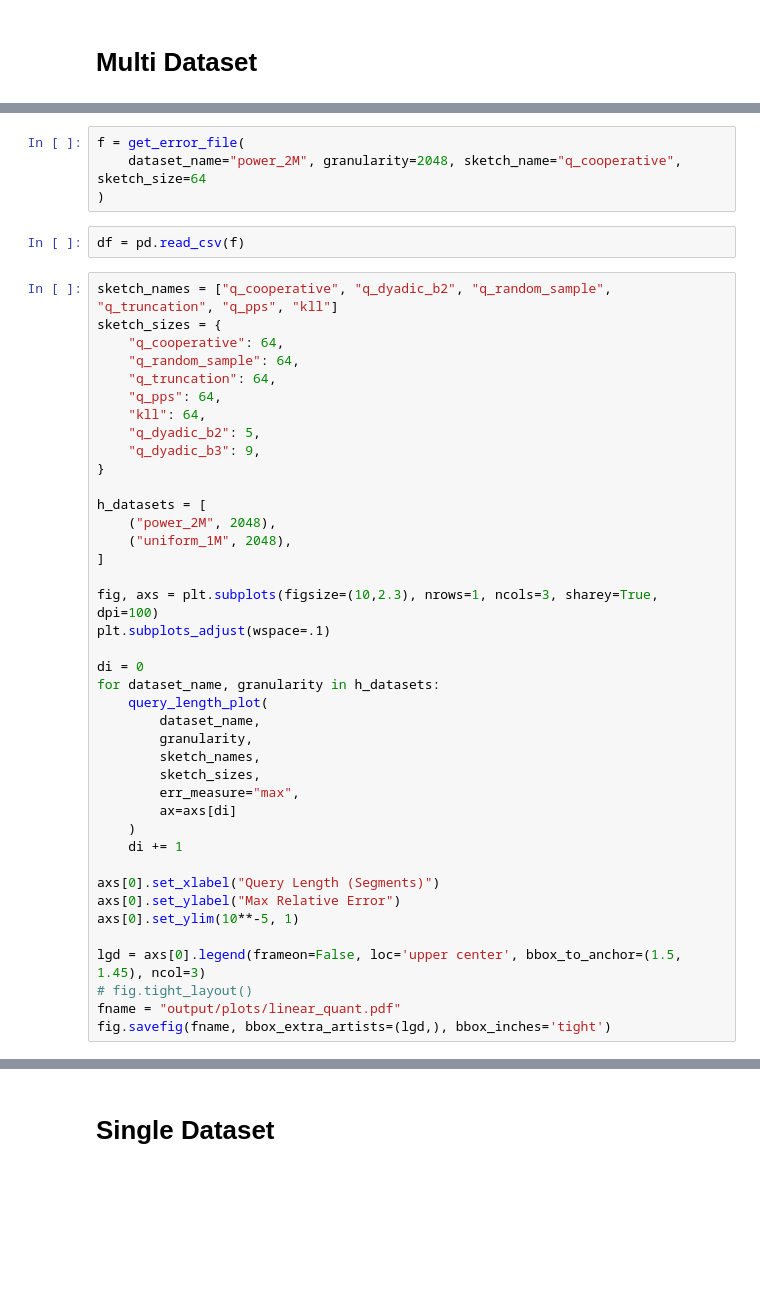
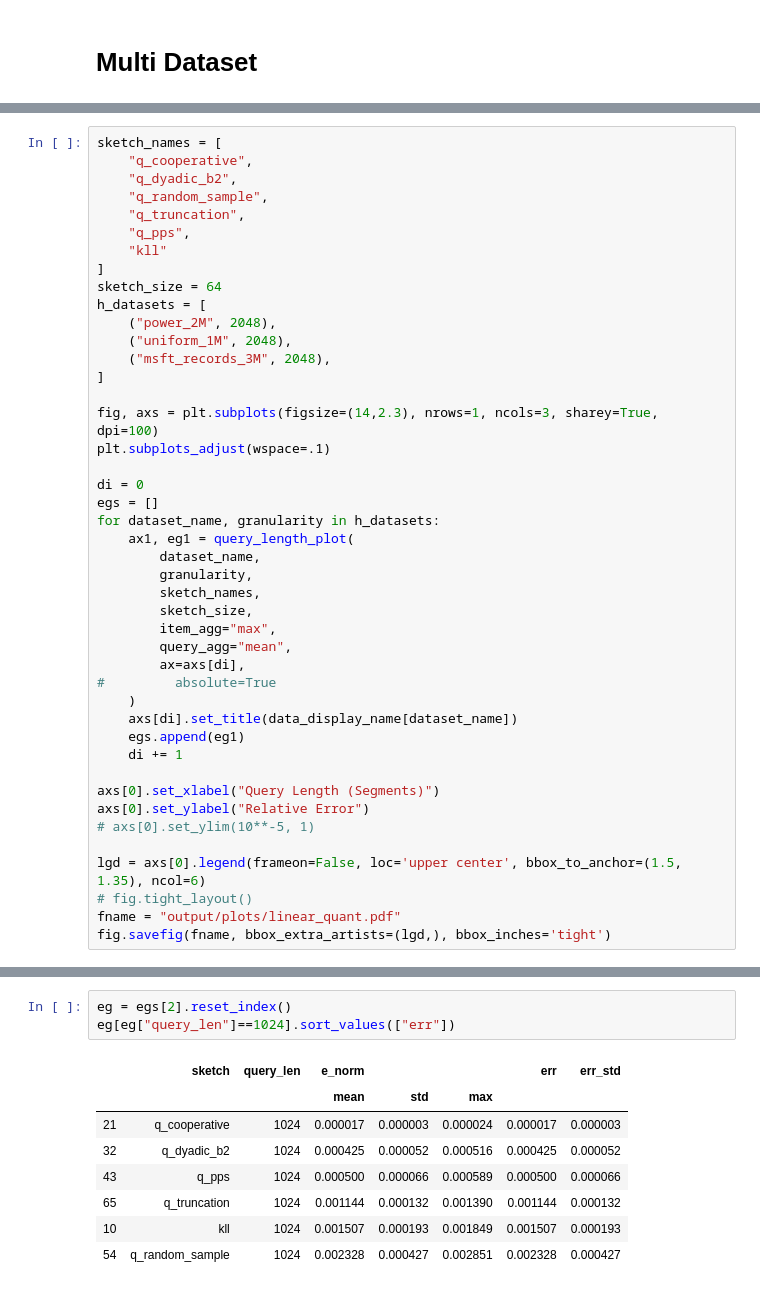
Before and after one commit to stanford-futuredata/sketchstore, a Jupyter notebook: python/notebooks/Official_LinearPlots.ipynb, the cells around one changed output, grey strips where cells are left out. Cells and saved outputs as stored; diff of their text form; blank space fills up the shorter version.

Commit message:
fixing eval error calculation bug

```diff
--- a/python/notebooks/Official_LinearPlots.ipynb
+++ b/python/notebooks/Official_LinearPlots.ipynb
@@ -161,53 +193,61 @@ fname = "output/plots/linear_freq.pdf"
 fig.savefig(fname, bbox_extra_artists=(lgd,), bbox_inches='tight')
 # %% [output]
 [drawing not drawn]
-# %%
-f = get_error_file(
-    dataset_name="power_2M", granularity=2048, sketch_name="q_cooperative", sketch_size=64
-)
-# %%
-df = pd.read_csv(f)
 # %%
-sketch_names = ["q_cooperative", "q_dyadic_b2", "q_random_sample", "q_truncation", "q_pps", "kll"]
-sketch_sizes = {
-    "q_cooperative": 64,
-    "q_random_sample": 64,
-    "q_truncation": 64,
-    "q_pps": 64,
-    "kll": 64,
-    "q_dyadic_b2": 5,
-    "q_dyadic_b3": 9,
-}
-
+sketch_names = [
+    "q_cooperative",
+    "q_dyadic_b2",
+    "q_random_sample",
+    "q_truncation",
+    "q_pps",
+    "kll"
+]
+sketch_size = 64
 h_datasets = [
     ("power_2M", 2048),
     ("uniform_1M", 2048),
+    ("msft_records_3M", 2048),
 ]
 
-fig, axs = plt.subplots(figsize=(10,2.3), nrows=1, ncols=3, sharey=True, dpi=100)
+fig, axs = plt.subplots(figsize=(14,2.3), nrows=1, ncols=3, sharey=True, dpi=100)
 plt.subplots_adjust(wspace=.1)
 
 di = 0
+egs = []
 for dataset_name, granularity in h_datasets:
-    query_length_plot(
+    ax1, eg1 = query_length_plot(
         dataset_name,
         granularity,
         sketch_names,
-        sketch_sizes,
-        err_measure="max",
-        ax=axs[di]
+        sketch_size,
+        item_agg="max",
+        query_agg="mean",
+        ax=axs[di],
+#         absolute=True
     )
+    axs[di].set_title(data_display_name[dataset_name])
+    egs.append(eg1)
     di += 1
 
 axs[0].set_xlabel("Query Length (Segments)")
-axs[0].set_ylabel("Max Relative Error")
-axs[0].set_ylim(10**-5, 1)
+axs[0].set_ylabel("Relative Error")
+# axs[0].set_ylim(10**-5, 1)
 
-lgd = axs[0].legend(frameon=False, loc='upper center', bbox_to_anchor=(1.5, 1.45), ncol=3)
+lgd = axs[0].legend(frameon=False, loc='upper center', bbox_to_anchor=(1.5, 1.35), ncol=6)
 # fig.tight_layout()
 fname = "output/plots/linear_quant.pdf"
 fig.savefig(fname, bbox_extra_artists=(lgd,), bbox_inches='tight')
 # %% [output]
 [drawing not drawn]
-# %% [markdown]
-# Single Dataset
+# %%
+eg = egs[2].reset_index()
+eg[eg["query_len"]==1024].sort_values(["err"])
+# %% [output]
+|  | sketch | query_len | e_norm |  |  | err | err_std |
+|  |  |  | mean | std | max |  |  |
+| 21 | q_cooperative | 1024 | 0.000017 | 0.000003 | 0.000024 | 0.000017 | 0.000003 |
+| 32 | q_dyadic_b2 | 1024 | 0.000425 | 0.000052 | 0.000516 | 0.000425 | 0.000052 |
+| 43 | q_pps | 1024 | 0.000500 | 0.000066 | 0.000589 | 0.000500 | 0.000066 |
+| 65 | q_truncation | 1024 | 0.001144 | 0.000132 | 0.001390 | 0.001144 | 0.000132 |
+| 10 | kll | 1024 | 0.001507 | 0.000193 | 0.001849 | 0.001507 | 0.000193 |
+| 54 | q_random_sample | 1024 | 0.002328 | 0.000427 | 0.002851 | 0.002328 | 0.000427 |
```
Also changed, not shown: parts of 17 cells of this notebook, 18 other files.
